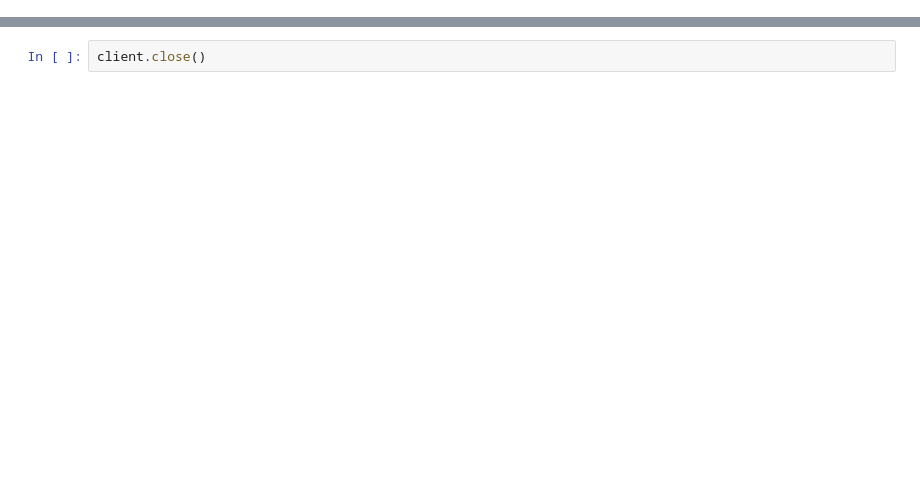
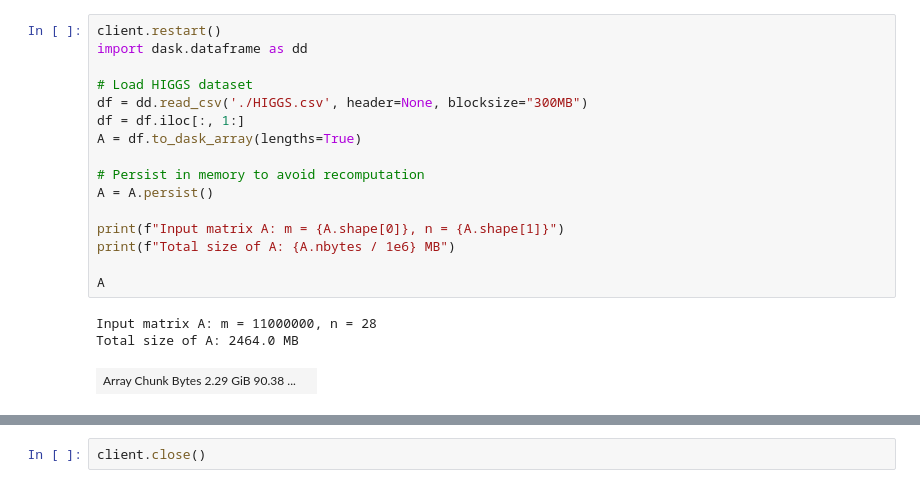
Before and after one commit to AlessandroMiotto/MAPD_project, a Jupyter notebook: Direct.ipynb, the cells around one changed output, grey strips where cells are left out. Saved outputs shown, nothing was run; the diff lists cells and outputs as text; blank space fills up the shorter version.

```diff
--- a/Direct.ipynb
+++ b/Direct.ipynb
@@ -200,0 +202,20 @@ Wall time: 706 ms
+# %%
+client.restart()
+import dask.dataframe as dd
+
+# Load HIGGS dataset
+df = dd.read_csv('./HIGGS.csv', header=None, blocksize="300MB")
+df = df.iloc[:, 1:]
+A = df.to_dask_array(lengths=True)
+
+# Persist in memory to avoid recomputation
+A = A.persist()
+
+print(f"Input matrix A: m = {A.shape[0]}, n = {A.shape[1]}")
+print(f"Total size of A: {A.nbytes / 1e6} MB")
+
+A
+# %% [output]
+Input matrix A: m = 11000000, n = 28
+Total size of A: 2464.0 MB
+| Array Chunk Bytes 2.29 GiB 90.38 ... |  |
```
Also changed, not shown: parts of 20 cells of this notebook, 5 other files.
